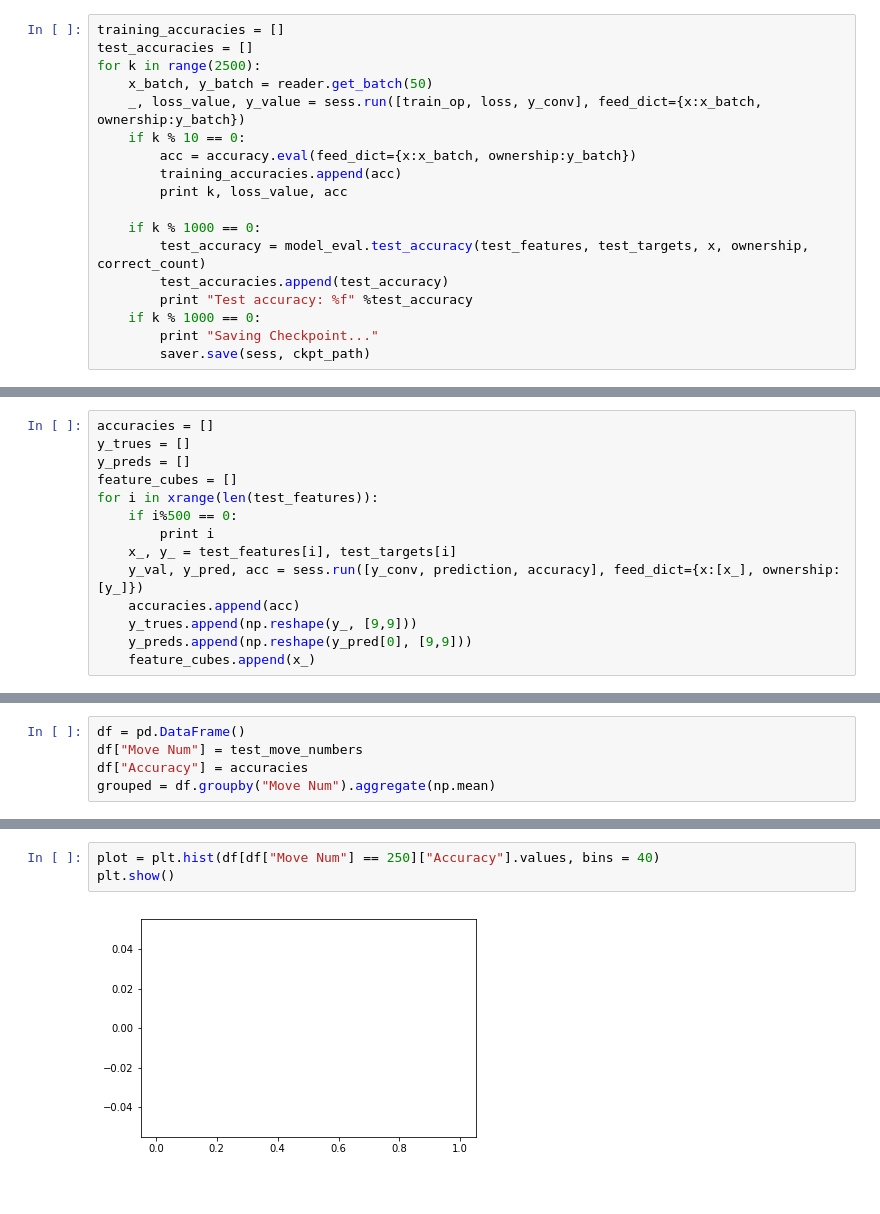
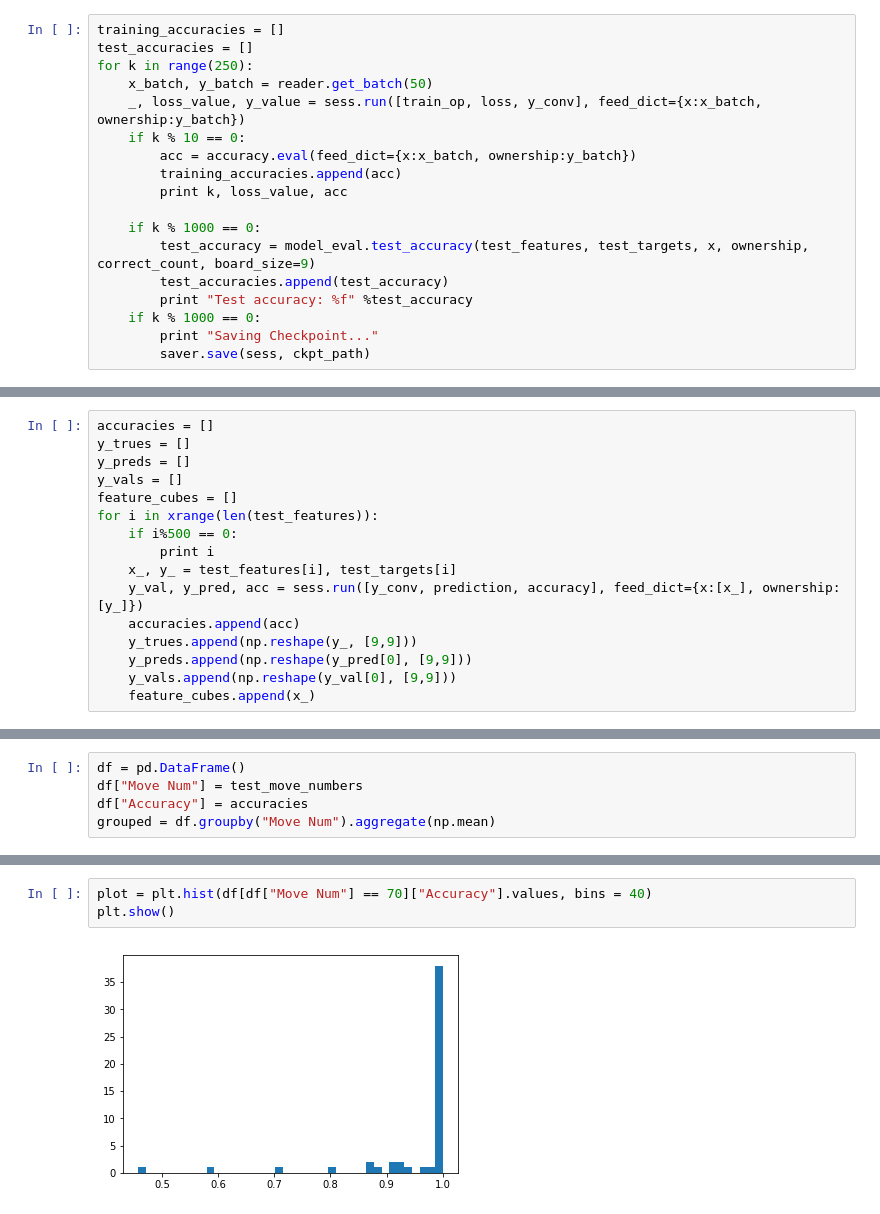
Before and after one commit to godmoves/GoCNN, a Jupyter notebook: board_evaluation/train.ipynb, the cells around one changed output, grey strips where cells are left out. Cells and saved outputs as stored; diff of their text form.

Commit message:
fix test accuracy calculation

```diff
--- a/board_evaluation/train.ipynb
+++ b/board_evaluation/train.ipynb
@@ -84,7 +84,7 @@ INFO:tensorflow:Restoring parameters from ../data/working/test.ckpt
 # %%
 training_accuracies = []
 test_accuracies = []
-for k in range(2500):
+for k in range(250):
     x_batch, y_batch = reader.get_batch(50)
     _, loss_value, y_value = sess.run([train_op, loss, y_conv], feed_dict={x:x_batch, ownership:y_batch})
     if k % 10 == 0:
@@ -93,7 +93,7 @@ for k in range(2500):
         print k, loss_value, acc
 
     if k % 1000 == 0:
-        test_accuracy = model_eval.test_accuracy(test_features, test_targets, x, ownership, correct_count)
+        test_accuracy = model_eval.test_accuracy(test_features, test_targets, x, ownership, correct_count, board_size=9)
         test_accuracies.append(test_accuracy)
         print "Test accuracy: %f" %test_accuracy
     if k % 1000 == 0:
@@ -145,6 +145,7 @@ plt.show()
 accuracies = []
 y_trues = []
 y_preds = []
+y_vals = []
 feature_cubes = []
 for i in xrange(len(test_features)):
     if i%500 == 0:
@@ -154,6 +155,7 @@ for i in xrange(len(test_features)):
     accuracies.append(acc)
     y_trues.append(np.reshape(y_, [9,9]))
     y_preds.append(np.reshape(y_pred[0], [9,9]))
+    y_vals.append(np.reshape(y_val[0], [9,9]))
     feature_cubes.append(x_)
 # %% [output]
 0
@@ -194,5 +206,5 @@ plt.show()
 # %%
-plot = plt.hist(df[df["Move Num"] == 250]["Accuracy"].values, bins = 40)
+plot = plt.hist(df[df["Move Num"] == 70]["Accuracy"].values, bins = 40)
 plt.show()
 # %% [output]
-[figure, old version]
+[figure, new version]
```
Also changed, not shown: parts of 5 cells of this notebook, 2 other files.
